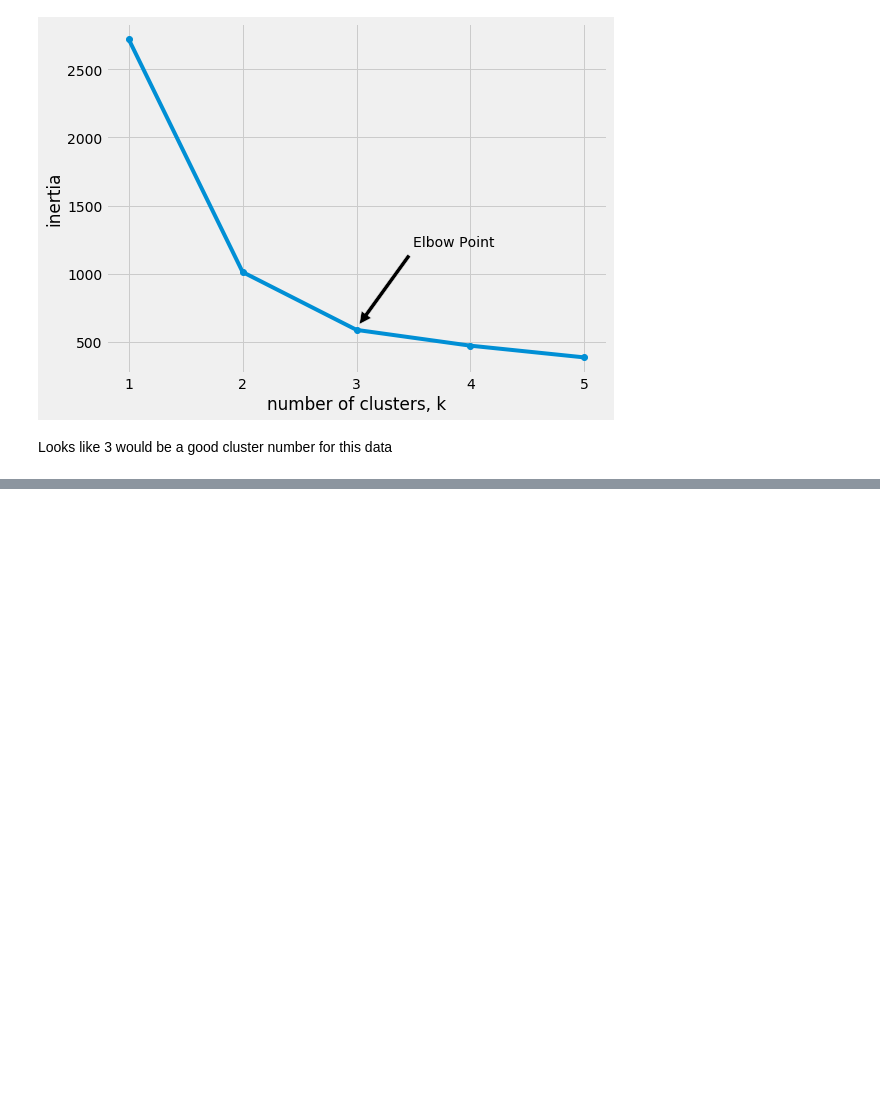
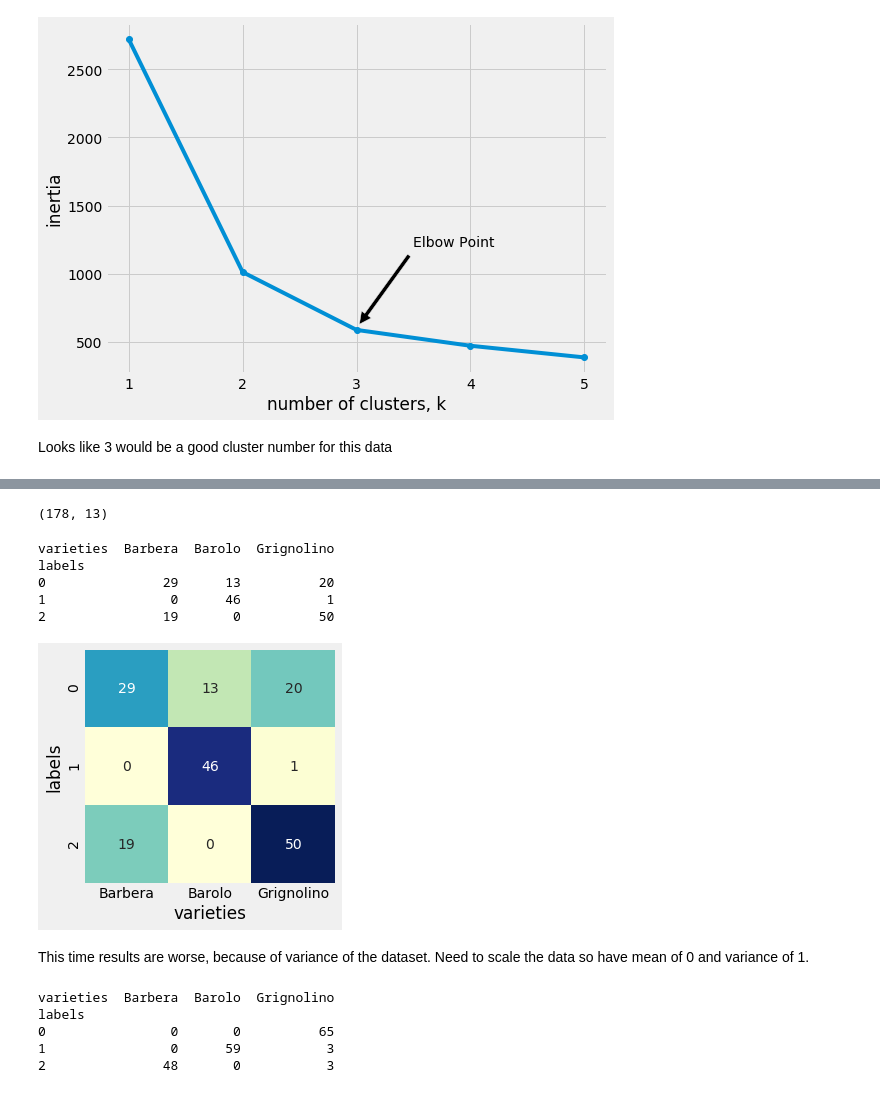
Before and after one commit to edwards158/DataCamp, a Jupyter notebook: UnsupervisedLearning.ipynb, the cells around one changed output, grey strips where cells are left out. Saved outputs shown, nothing was run; the diff lists cells and outputs as text; code cells hidden in the pictures; blank space fills up the shorter version.

```diff
--- a/UnsupervisedLearning.ipynb
+++ b/UnsupervisedLearning.ipynb
@@ -78,0 +120,3 @@ Looks like 3 would be a good cluster number for this data
+# %%
+wines_df = pd.read_csv("D:\\ml_code\\datasets\\unsupervised\\wine.csv")
+wines_df.head()
@@ -78,0 +149,49 @@ Looks like 3 would be a good cluster number for this data
+# %%
+varieties = wines_df.class_name
+samples = wines_df.iloc[:,2:]
+samples.shape
+# %% [output]
+(178, 13)
+# %%
+#generate cluster labels
+model = KMeans(n_clusters=3)
+labels = model.fit_predict(samples)
+
+# Create a DataFrame with labels and varieties as columns: df
+df = pd.DataFrame({'labels': labels, 'varieties': varieties})
+ct = pd.crosstab(df['labels'],df.varieties)
+print(ct)
+# %% [output]
+varieties  Barbera  Barolo  Grignolino
+labels
+0               29      13          20
+1                0      46           1
+2               19       0          50
+# %%
+sns.heatmap(pd.crosstab(df['labels'], df.varieties),cmap="YlGnBu", annot=True, cbar=False);
+# %% [output]
+[figure, added]
+# %% [markdown]
+This time results are worse, because of variance of the dataset.  Need to scale the data so have mean of 0 and variance of 1.
+# %%
+from sklearn.preprocessing import StandardScaler
+
+#use standard scaler
+sc = StandardScaler()
+samples = wines_df.iloc[:,2:]
+samples = sc.fit_transform(samples)
+
+#generate cluster labels
+model = KMeans(n_clusters=3)
+labels = model.fit_predict(samples)
+
+# Create a DataFrame with labels and varieties as columns: df
+df = pd.DataFrame({'labels': labels, 'varieties': varieties})
+ct = pd.crosstab(df['labels'],df.varieties)
+print(ct)
+# %% [output]
+varieties  Barbera  Barolo  Grignolino
+labels
+0                0       0          65
+1                0      59           3
+2               48       0           3
```
Also changed, not shown: parts of 26 cells of this notebook.
